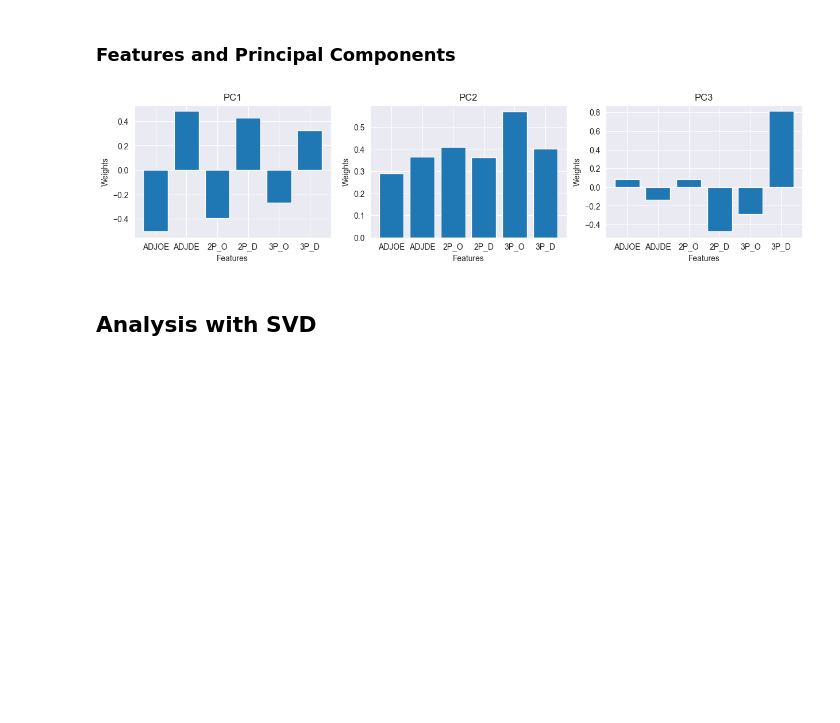
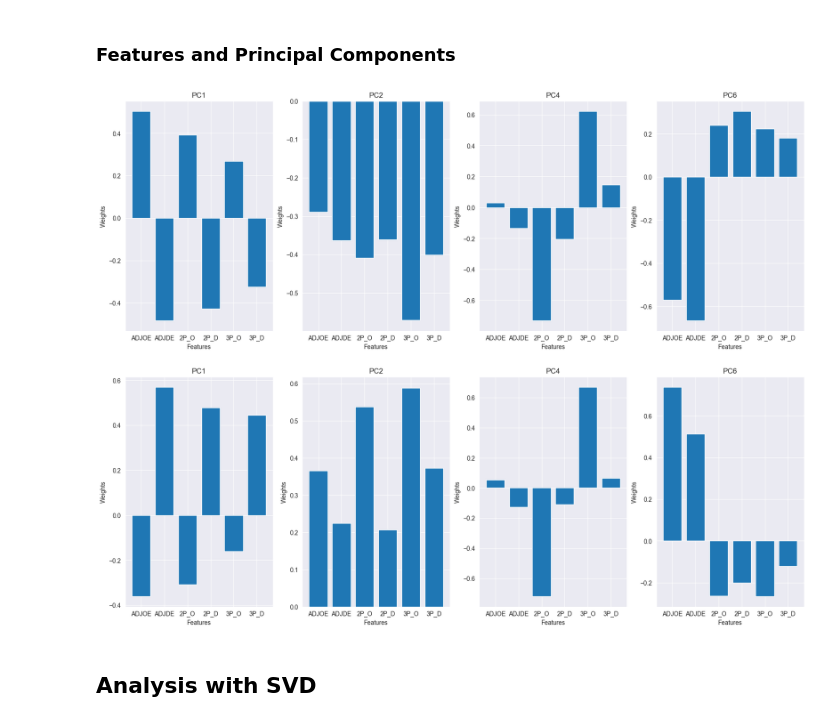
Before and after one commit to peetceenatoo/ncaa-mining, a Jupyter notebook: Scripts/Python/pca.ipynb, the cells around one changed output. Drawn from its saved outputs; the diff is of its cells as text; code cells hidden in the pictures; blank space fills up the shorter version.

```diff
--- a/Scripts/Python/pca.ipynb
+++ b/Scripts/Python/pca.ipynb
@@ -42,8 +42,8 @@ df.head()
 # %% [markdown]
 Then, we drop columns that we do not need. In addition, we add one more column which represents the percentage of win games, as it is one of the most interesting features.
 # %%
-# Drop columns 'TEAM', 'CONF'
-df = df.drop(['TEAM', 'CONF'], axis=1)
+# Drop columns 'TEAM', 'CONF', 'SEED'
+df = df.drop(['TEAM', 'CONF', 'SEED'], axis=1)
 # %% [markdown]
 Check the size of the dataset.
 # %%
@@ -54,7 +54,7 @@ df.shape
 We decided to analyze a subset of the whole dataset. Since our dataset is a collection of data which belongs to 5 different seasons, we filter the dataset by only keeping and analyzing the information related to one year.
 # %%
 # Filter by year, keep only data from selected year
-df = df[df['YEAR'] == 2015]
+df = df[df['YEAR'] == 2015].drop('YEAR', axis=1)
 # %% [markdown]
 Check the size of the dataset.
 # %%
@@ -114,11 +114,3 @@ df.head()
 | 23 | 117.5 | 86.9 | 53.3 | 42.7 | 36.0 | 33.5 |
 # %% [markdown]
 And let's center it now.
-# %%
-# Center data
-df = df - df.mean()
-
-# Normalize data
-df = df / df.std()
-
-df.head()
@@ -131,0 +117,6 @@ df.head()
+# %%
+# To do PCA, normalize data getting df1 by standard deviation and df2 by min-max
+df1 = (df - df.mean()) / df.std()
+df2 = (df - df.min()) / (df.max() - df.min())
+
+df1.head(), df2.head()
@@ -215,33 +271,63 @@ ax2.axis('off')
 ### Features and Principal Components
 # %%
 # Plot how the principal components are built as a function of the original features
-fig = plt.figure(figsize=(15, 3))  # Adjust the figure width as needed
+fig = plt.figure(figsize=(20, 15))  # Adjust the figure width as needed
 
 # Names of the features
 f_names = ['ADJOE', 'ADJDE', '2P_O', '2P_D', '3P_O', '3P_D']
 
 # Plot the eigenvectors
-ax1 = fig.add_subplot(131)
-ax1.bar(f_names, eigenvectors[:, 0])
-ax1.set_xlabel('Features')
-ax1.set_ylabel('Weights')
-ax1.set_title('PC1')
+ax = fig.add_subplot(241)
+ax.bar(f_names, eigenvectors1[:, 0])
+ax.set_xlabel('Features')
+ax.set_ylabel('Weights')
+ax.set_title('PC1')
 
-ax2 = fig.add_subplot(132)
-ax2.bar(f_names, eigenvectors[:, 1])
-ax2.set_xlabel('Features')
-ax2.set_ylabel('Weights')
-ax2.set_title('PC2')
+ax = fig.add_subplot(242)
+ax.bar(f_names, eigenvectors1[:, 1])
+ax.set_xlabel('Features')
+ax.set_ylabel('Weights')
+ax.set_title('PC2')
 
-ax2 = fig.add_subplot(133)
-ax2.bar(f_names, eigenvectors[:, 2])
-ax2.set_xlabel('Features')
-ax2.set_ylabel('Weights')
-ax2.set_title('PC3')
+ax = fig.add_subplot(243)
+ax.bar(f_names, eigenvectors1[:, 3])
+ax.set_xlabel('Features')
+ax.set_ylabel('Weights')
+ax.set_title('PC4')
+
+ax = fig.add_subplot(244)
+ax.bar(f_names, eigenvectors1[:, 5])
+ax.set_xlabel('Features')
+ax.set_ylabel('Weights')
+ax.set_title('PC6')
+
+ax = fig.add_subplot(245)
+ax.bar(f_names, eigenvectors2[:, 0])
+ax.set_xlabel('Features')
+ax.set_ylabel('Weights')
+ax.set_title('PC1')
+
+ax = fig.add_subplot(246)
+ax.bar(f_names, eigenvectors2[:, 1])
+ax.set_xlabel('Features')
+ax.set_ylabel('Weights')
+ax.set_title('PC2')
+
+ax = fig.add_subplot(247)
+ax.bar(f_names, eigenvectors2[:, 3])
+ax.set_xlabel('Features')
+ax.set_ylabel('Weights')
+ax.set_title('PC4')
+
+ax = fig.add_subplot(248)
+ax.bar(f_names, eigenvectors2[:, 5])
+ax.set_xlabel('Features')
+ax.set_ylabel('Weights')
+ax.set_title('PC6')
 
 plt.show()
 # %% [output]
-[figure, old version]
+[figure, new version]
 # %% [markdown]
 ## Analysis with SVD
 # %% [markdown]
```
Also changed, not shown: parts of 14 cells of this notebook, 1 other file.
